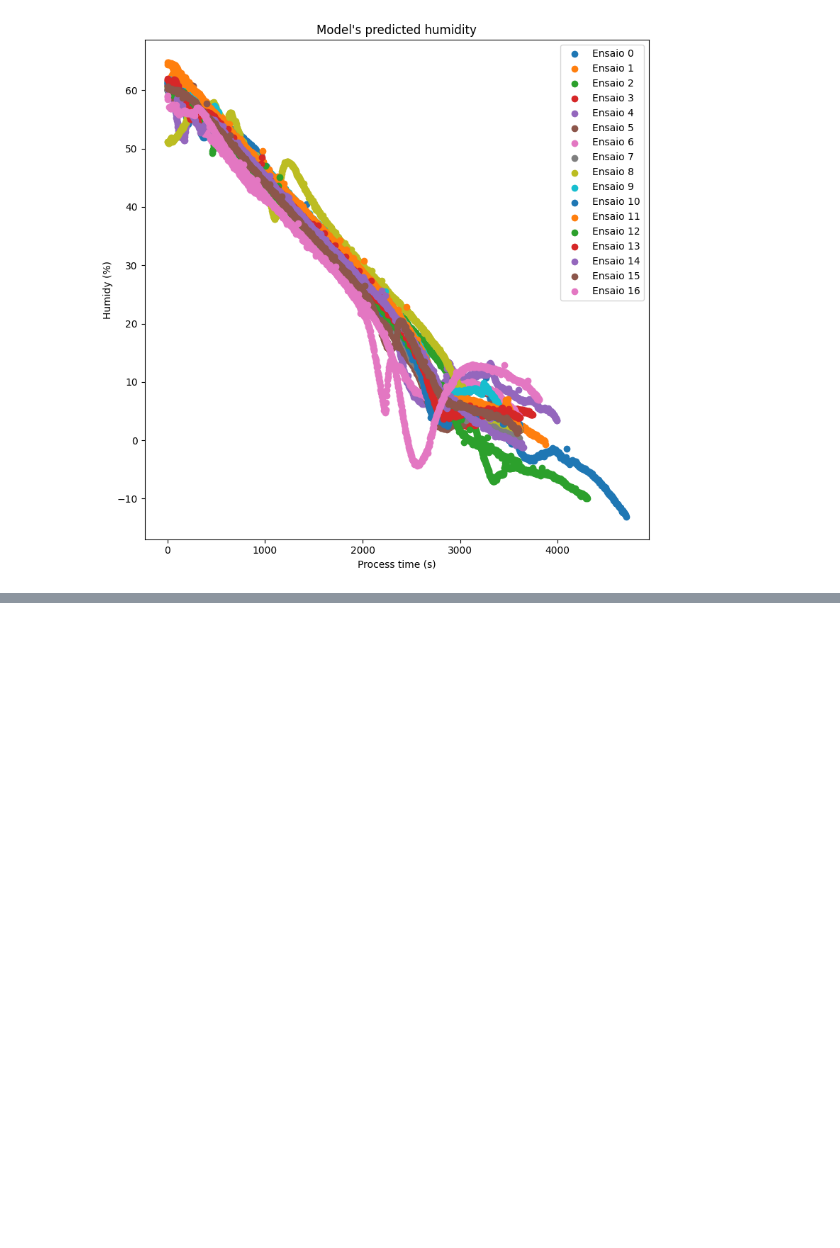
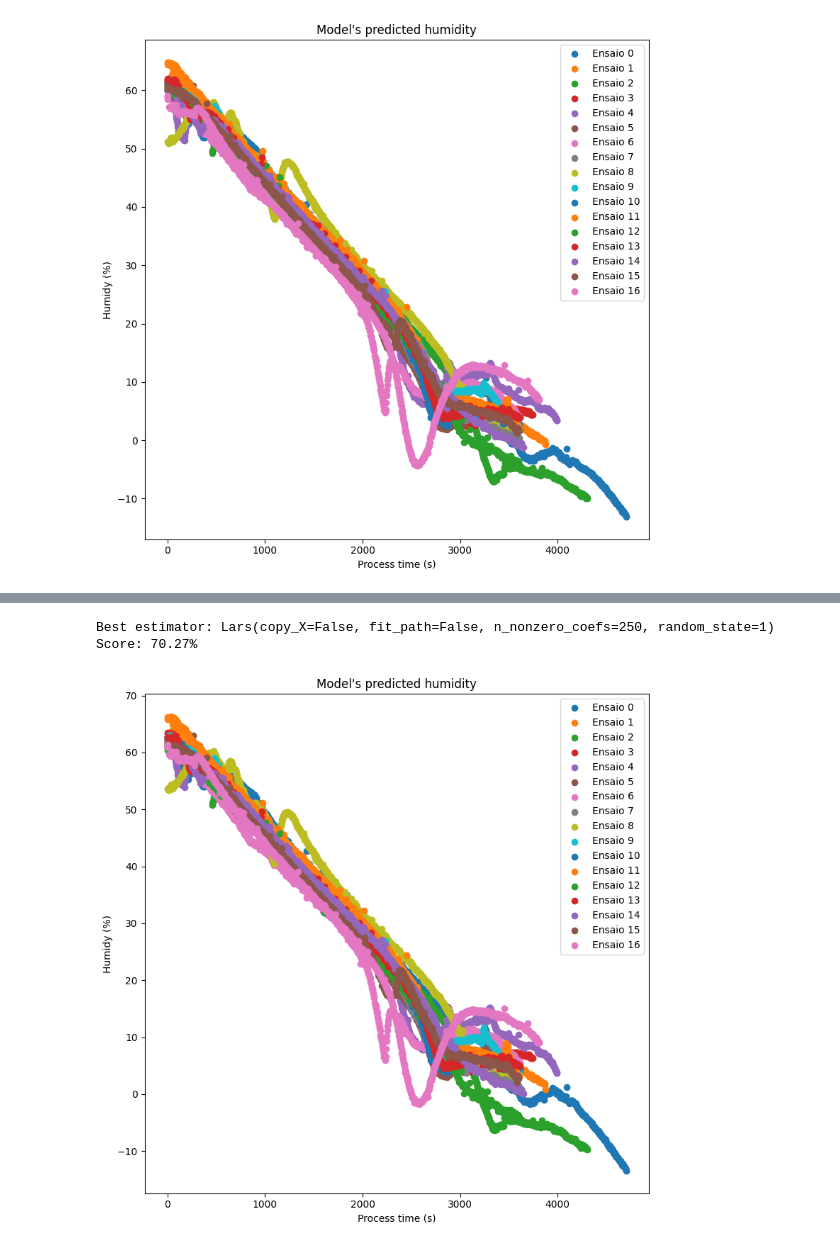
Before and after one commit to Raphael-Marchetti-Calciolari/projects-tcc-imt-2023, a Jupyter notebook: scripts/models_v2.ipynb, the cells around one changed output, grey strips where cells are left out. Drawn from its saved outputs; the diff is of its cells as text; code cells hidden in the pictures; blank space fills up the shorter version.

```diff
--- a/scripts/models_v2.ipynb
+++ b/scripts/models_v2.ipynb
@@ -341,0 +440,21 @@ Score: 65.66%
+# %%
+from sklearn.model_selection import RandomizedSearchCV
+from sklearn.linear_model import Lars
+
+base_estimator = Lars(random_state=1)
+param_grid = {
+    'copy_X': [True, False],
+    'fit_intercept': [True, False],
+    'fit_path': [True, False],
+    'n_nonzero_coefs': [250, 500, 1000]
+}
+
+clf = RandomizedSearchCV(base_estimator, param_grid, cv=cv)
+clf.fit(X_train, y_train)
+
+print(f'Best estimator: {clf.best_estimator_}\nScore: {clf.best_score_*100:.2f}%')
+plot_essay_predictions()
+# %% [output]
+Best estimator: Lars(copy_X=False, fit_path=False, n_nonzero_coefs=250, random_state=1)
+Score: 70.27%
+[figure, added]
```
Also changed, not shown: parts of 14 cells of this notebook.
